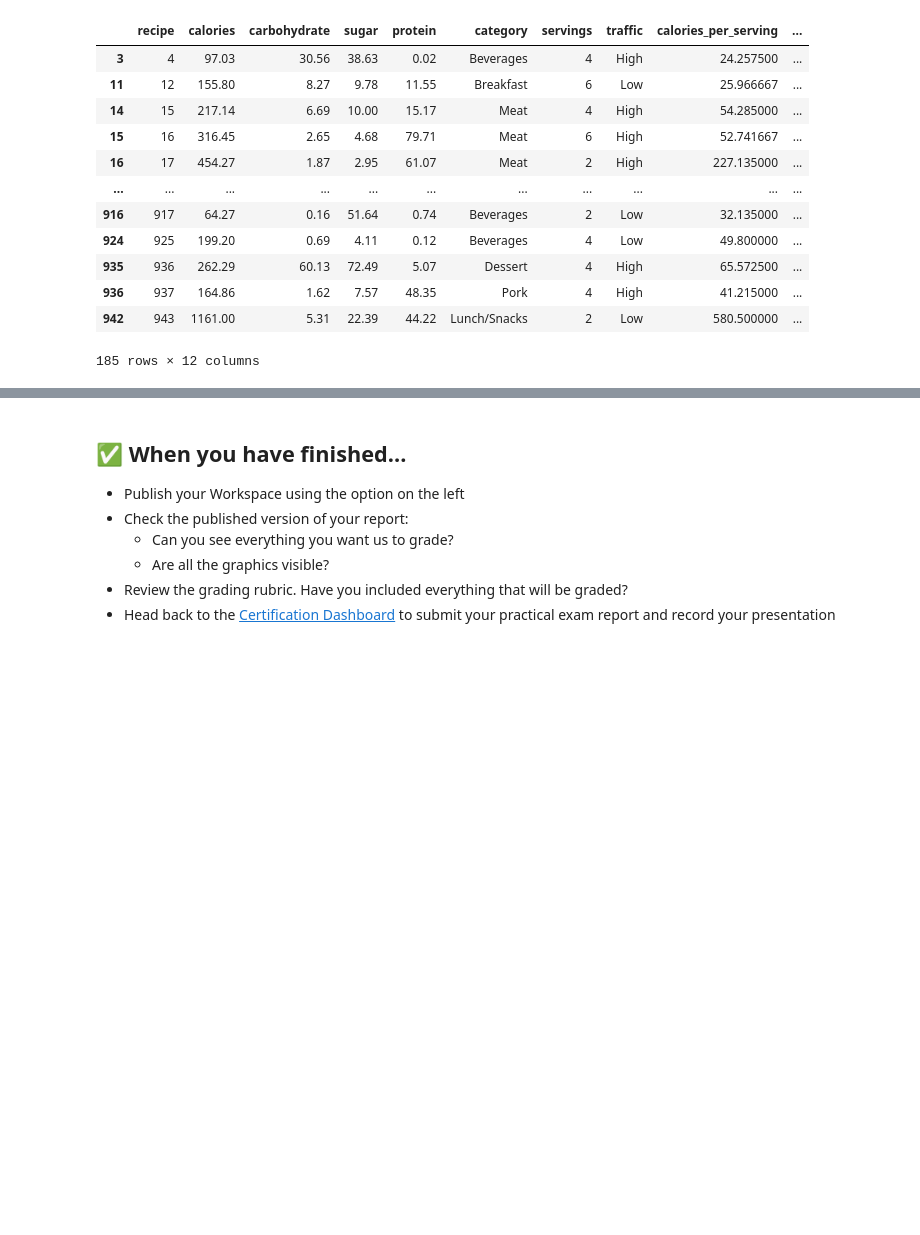
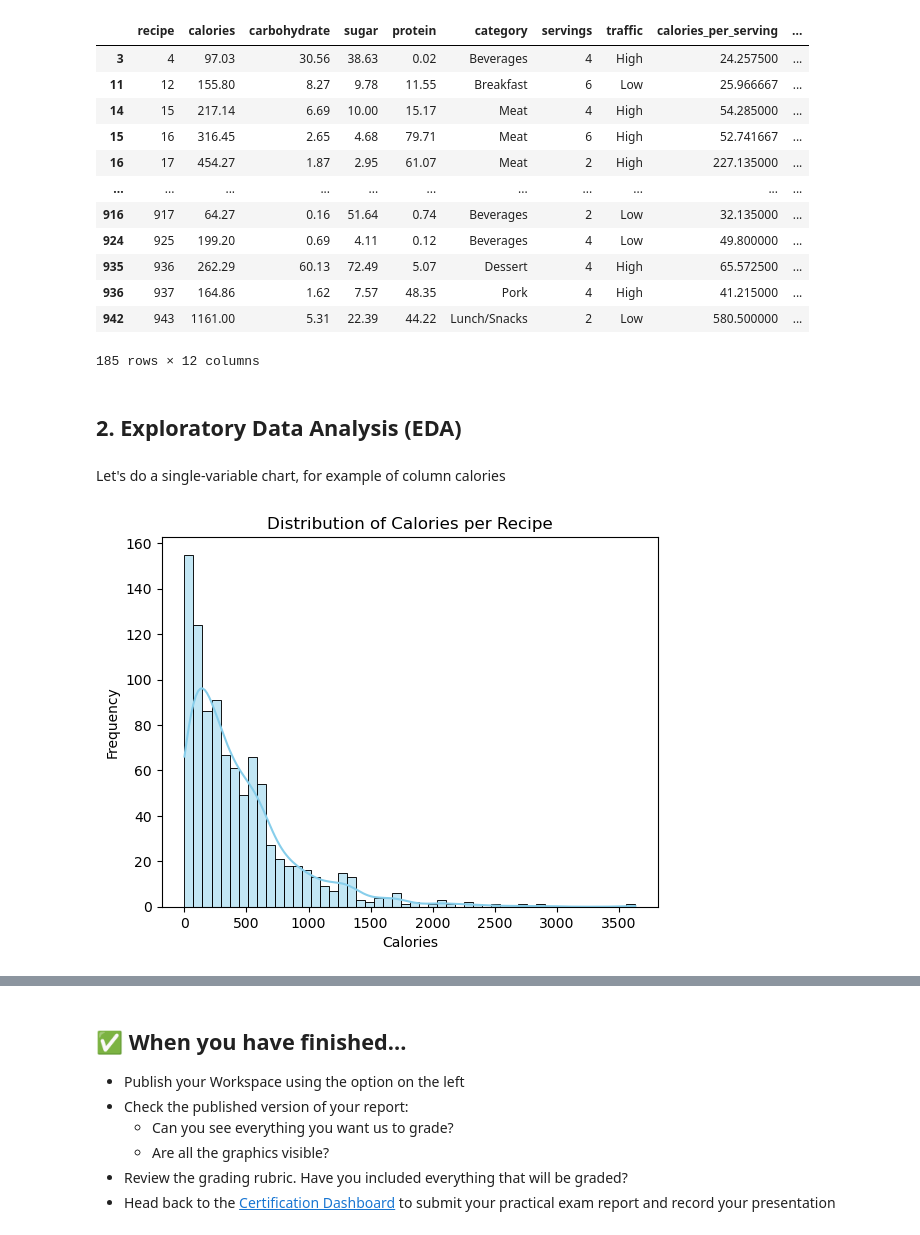
Before and after one commit to realivanivani/Recipe-Site-Traffic-Predictor, a Jupyter notebook: notebook_second_version.ipynb, the cells around one changed output, grey strips where cells are left out. Drawn from its saved outputs; the diff is of its cells as text; code cells hidden in the pictures; blank space fills up the shorter version.

```diff
--- a/notebook_second_version.ipynb
+++ b/notebook_second_version.ipynb
@@ -279,3 +285,15 @@ df[df.sugar > df.carbohydrate]
 | 936 | 937 | 164.86 | 1.62 | 7.57 | 48.35 | Pork | 4 | High | 41.215000 | ... |
 | 942 | 943 | 1161.00 | 5.31 | 22.39 | 44.22 | Lunch/Snacks | 2 | Low | 580.500000 | ... |
 185 rows × 12 columns
+# %% [markdown]
+## 2. Exploratory Data Analysis (EDA)
+# %% [markdown]
+Let's do a single-variable chart, for example of column calories
+# %%
+sns.histplot(df['calories'], kde=True, bins=50, color="skyblue")
+plt.title('Distribution of Calories per Recipe')
+plt.xlabel('Calories')
+plt.ylabel('Frequency')
+plt.show()
+# %% [output]
+[figure, added]
```
Also changed, not shown: parts of 44 cells of this notebook.
